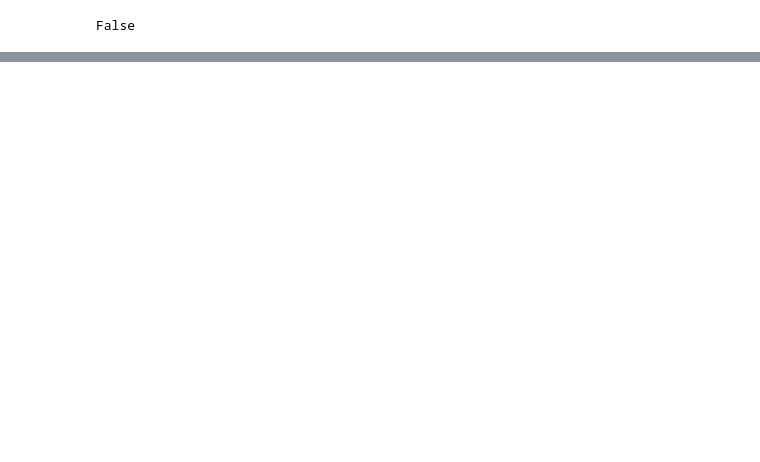
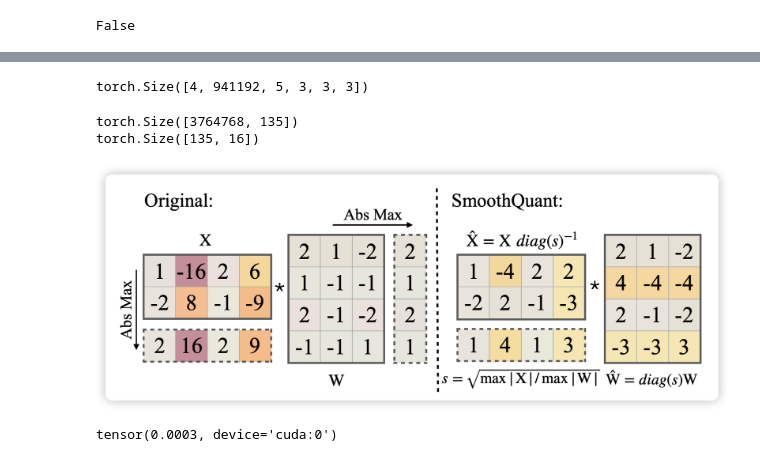
Before and after one commit to BiboyQG/spconv, a Jupyter notebook: spconv.ipynb, the cells around one changed output, grey strips where cells are left out. Cells and saved outputs as stored; diff of their text form; code cells hidden in the pictures; blank space fills up the shorter version.

```diff
--- a/spconv.ipynb
+++ b/spconv.ipynb
@@ -116,0 +164,4 @@ tensor(2.8299e-09, device='cuda:0', grad_fn=<MeanBackward0>)
+# %%
+print(x_dense_NCHW.shape)
+# %% [output]
+torch.Size([4, 941192, 5, 3, 3, 3])
@@ -116,0 +174,10 @@ tensor(2.8299e-09, device='cuda:0', grad_fn=<MeanBackward0>)
+# %%
+print(inputs.shape)
+print(weight.shape)
+# %% [output]
+torch.Size([3764768, 135])
+torch.Size([135, 16])
+# %%
+Image('iShot_2024-06-13_20.12.25.png')
+# %% [output]
+[figure, added]
@@ -116,0 +203,4 @@ tensor(2.8299e-09, device='cuda:0', grad_fn=<MeanBackward0>)
+# %%
+l1loss(quantized_inputs, inputs)
+# %% [output]
+tensor(0.0003, device='cuda:0')
```
Also changed, not shown: parts of 55 cells of this notebook, 1 other file.
